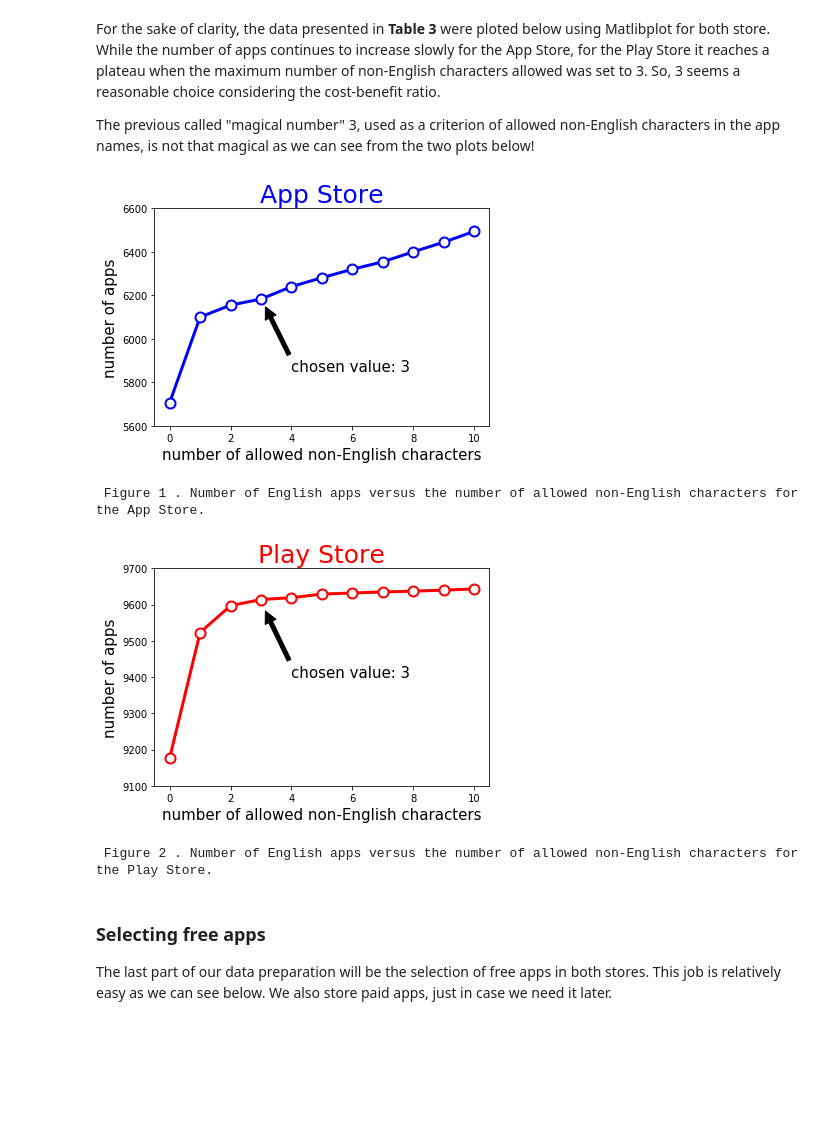
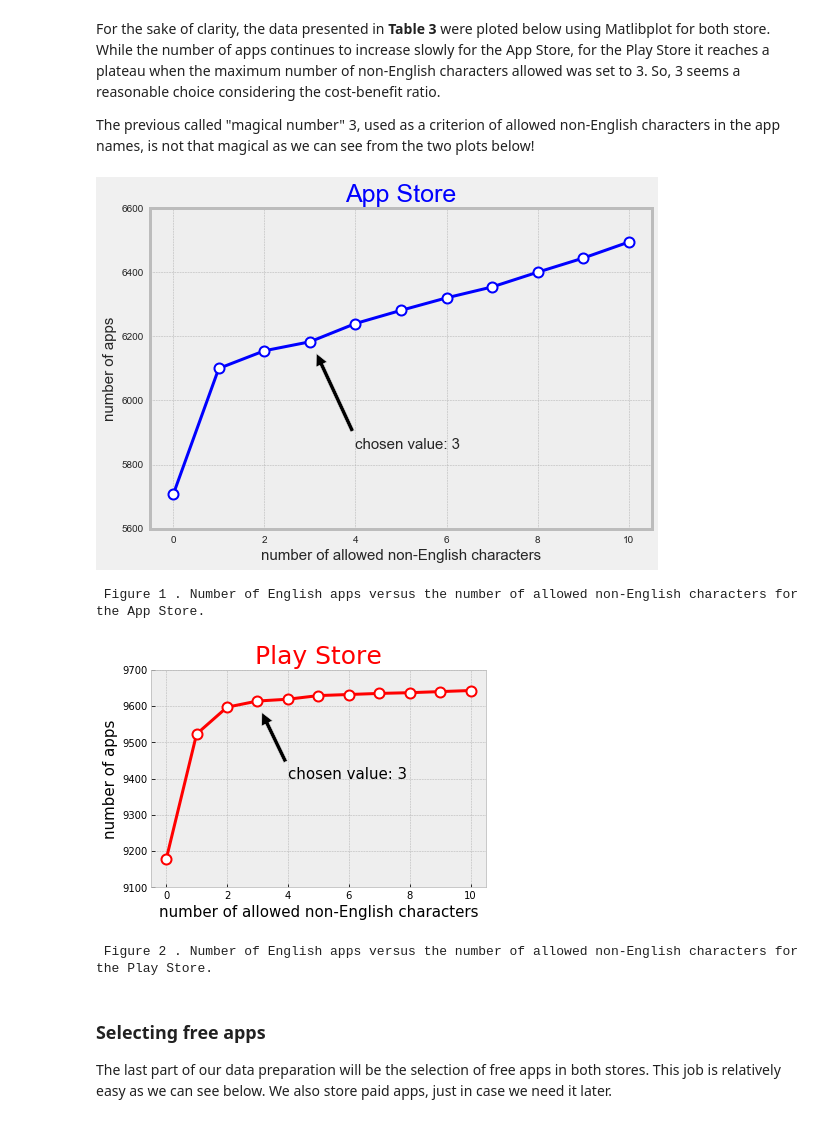
Before and after one commit to skepticalchemist/mapping_app_profiles, a Jupyter notebook: mapping_app_profiles.ipynb, the cells around one changed output. Saved outputs shown, nothing was run; the diff lists cells and outputs as text; code cells hidden in the pictures; blank space fills up the shorter version.

Commit message:
plot style changed
Matplotlib styles added

```diff
--- a/mapping_app_profiles.ipynb
+++ b/mapping_app_profiles.ipynb
@@ -544,22 +544,24 @@ The previous called "magical number" 3, used as a criterion of allowed non-Engli
 # %%
 import matplotlib.pyplot as plt
 
 x = [0, 1, 2, 3, 4, 5, 6, 7, 8, 9, 10]
 y1 = [5707, 6100, 6155, 6183, 6240, 6281, 6320, 6354, 6400, 6444, 6494]   # App Store data from Table 3
 y2 = [9177, 9523, 9597, 9614, 9619, 9629, 9632, 9635, 9637, 9640, 9643]   # Play Store data from Table 3
 
+plt.style.use('bmh')
 plt.plot(x, y1, '-ok', color='blue', markersize=10, markerfacecolor='white', markeredgewidth=2, linewidth=3)
 plt.ylim(5600, 6600)
 plt.ylabel('number of apps', fontsize=15)
 plt.xlabel('number of allowed non-English characters', fontsize=15)
 plt.title('App Store', fontsize=25, color='blue')
 plt.annotate('chosen value: 3', fontsize=15, xy=(3.1, 6160), xytext=(4, 5850), arrowprops=dict(facecolor='black', shrink=0.05))
 plt.show()
 print('\033[1m Figure 1 \033[0m. Number of English apps versus the number of allowed non-English characters for the App Store.')
 # %% [output]
-[figure, old version]
+[figure, new version]
  Figure 1 . Number of English apps versus the number of allowed non-English characters for the App Store.
 # %%
+plt.style.use('bmh')
 plt.plot(x, y2, '-ok', color='red', markersize=10, markerfacecolor='white', markeredgewidth=2, linewidth=3)
 plt.ylim(9100, 9700)
 plt.ylabel('number of apps', fontsize=15)
@@ -569,7 +571,7 @@ plt.annotate('chosen value: 3', fontsize=15, xy=(3.1, 9590), xytext=(4, 9400), a
 plt.show()
 print('\033[1m Figure 2 \033[0m. Number of English apps versus the number of allowed non-English characters for the Play Store.')
 # %% [output]
-[figure, old version]
+[figure, new version]
  Figure 2 . Number of English apps versus the number of allowed non-English characters for the Play Store.
 # %% [markdown]
 ### Selecting free apps
```
Also changed, not shown: parts of 7 cells of this notebook.
